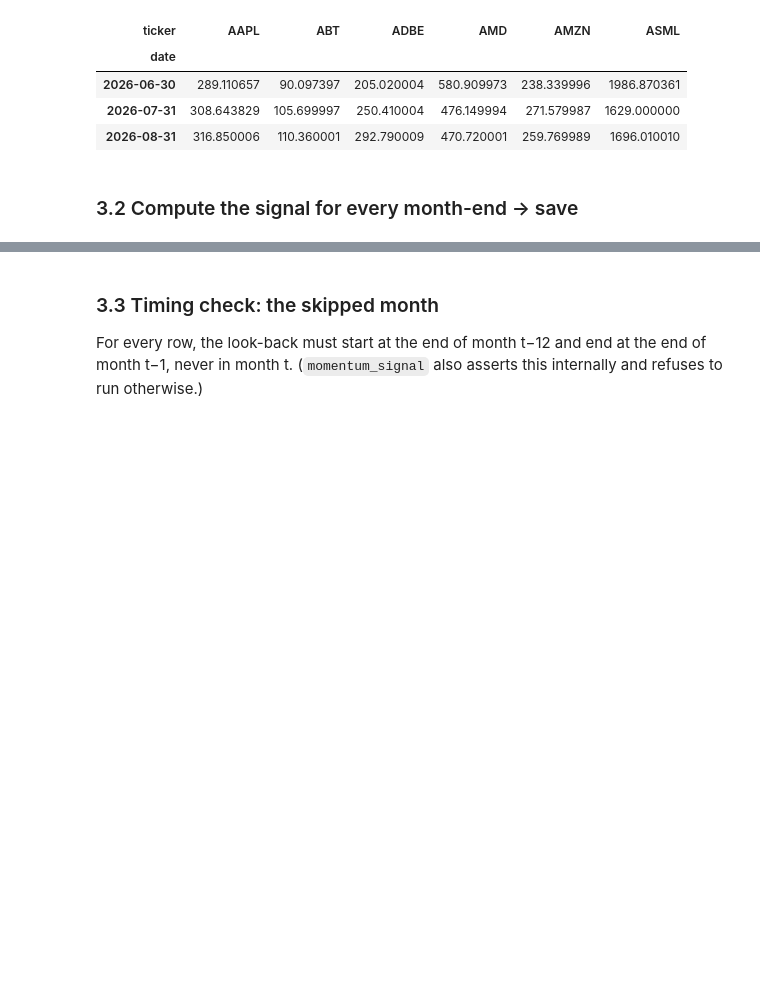
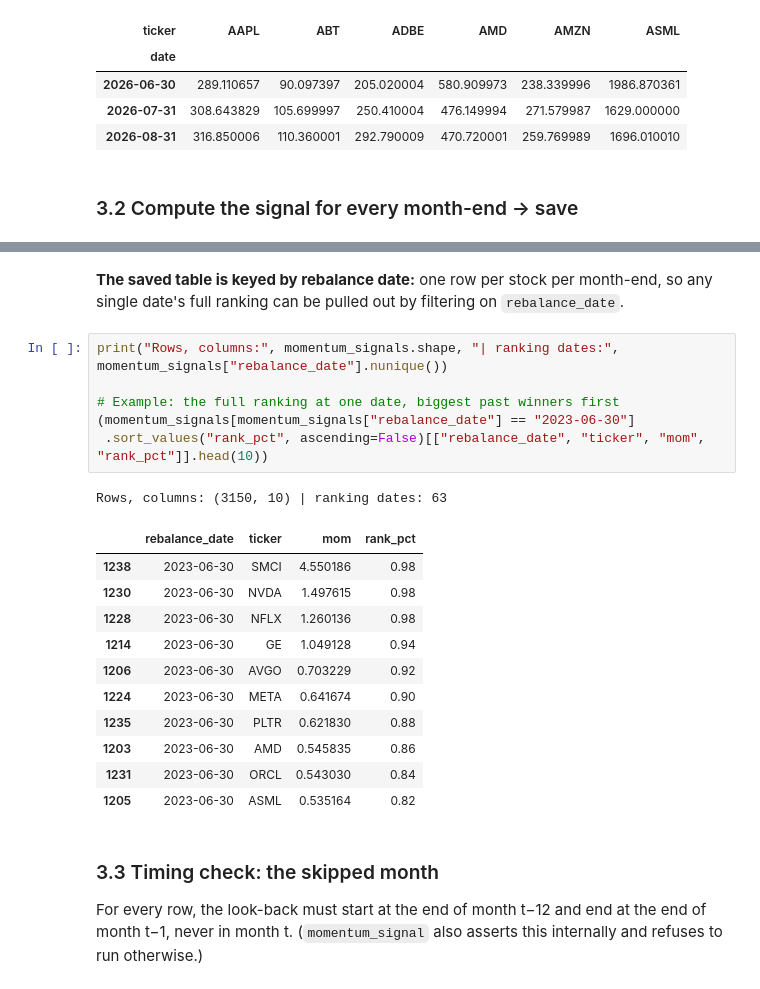
Before and after one commit to jialucharlottewu/LendoCapital, a Jupyter notebook: notebooks/week2/factor_value_momentum.ipynb, the cells around one changed output, grey strips where cells are left out. Cells and saved outputs as stored; diff of their text form; blank space fills up the shorter version.

```diff
--- a/notebooks/week2/factor_value_momentum.ipynb
+++ b/notebooks/week2/factor_value_momentum.ipynb
@@ -361,6 +382,27 @@ Ranking dates: 2021-06-30 to 2026-08-31 (63)
 | 2 | 2021-06-30 | ADBE | 2020-06-30 | 2021-05-28 | 435.309998 | 504.579987 | 0.159128 | NaN | 0.159128 | ... |
 | 3 | 2021-06-30 | AMD | 2020-06-30 | 2021-05-28 | 52.610001 | 80.080002 | 0.522144 | NaN | 0.522144 | ... |
 | 4 | 2021-06-30 | AMZN | 2020-06-30 | 2021-05-28 | 137.940994 | 161.153503 | 0.168279 | NaN | 0.168279 | ... |
+# %% [markdown]
+**The saved table is keyed by rebalance date:** one row per stock per month-end, so any single date's full ranking can be pulled out by filtering on `rebalance_date`.
+# %%
+print("Rows, columns:", momentum_signals.shape, "| ranking dates:", momentum_signals["rebalance_date"].nunique())
+
+# Example: the full ranking at one date, biggest past winners first
+(momentum_signals[momentum_signals["rebalance_date"] == "2023-06-30"]
+ .sort_values("rank_pct", ascending=False)[["rebalance_date", "ticker", "mom", "rank_pct"]].head(10))
+# %% [output]
+Rows, columns: (3150, 10) | ranking dates: 63
+|  | rebalance_date | ticker | mom | rank_pct |
+| 1238 | 2023-06-30 | SMCI | 4.550186 | 0.98 |
+| 1230 | 2023-06-30 | NVDA | 1.497615 | 0.98 |
+| 1228 | 2023-06-30 | NFLX | 1.260136 | 0.98 |
+| 1214 | 2023-06-30 | GE | 1.049128 | 0.94 |
+| 1206 | 2023-06-30 | AVGO | 0.703229 | 0.92 |
+| 1224 | 2023-06-30 | META | 0.641674 | 0.90 |
+| 1235 | 2023-06-30 | PLTR | 0.621830 | 0.88 |
+| 1203 | 2023-06-30 | AMD | 0.545835 | 0.86 |
+| 1231 | 2023-06-30 | ORCL | 0.543030 | 0.84 |
+| 1205 | 2023-06-30 | ASML | 0.535164 | 0.82 |
 # %% [markdown]
 ### 3.3 Timing check: the skipped month
 For every row, the look-back must start at the end of month t−12 and end at the end of month t−1, never in month t. (`momentum_signal` also asserts this internally and refuses to run otherwise.)
```
Also changed, not shown: parts of 20 cells of this notebook, 8 other files.
